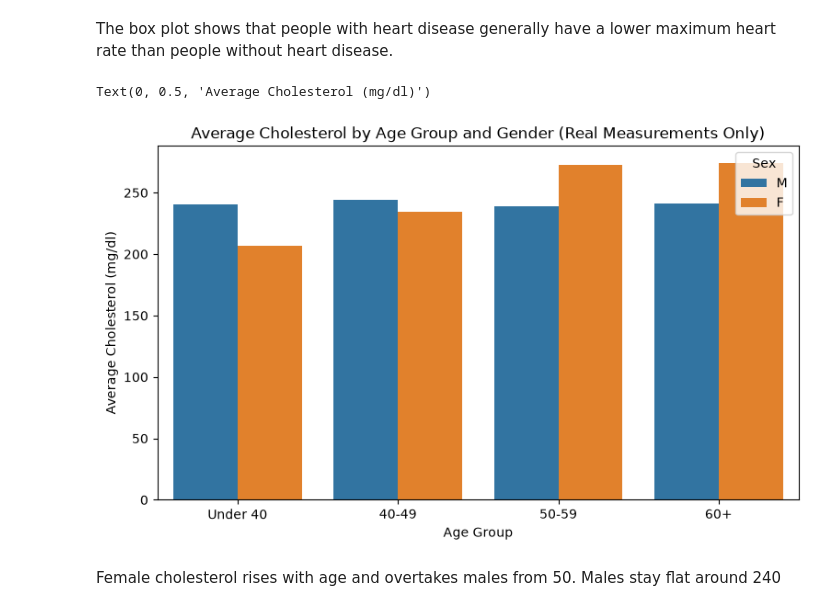
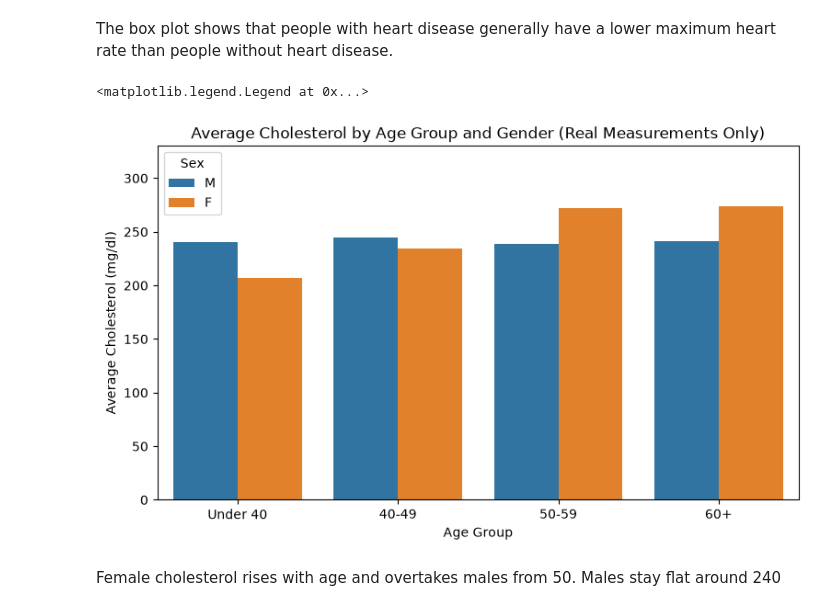
Before and after one commit to TuhinShaikh/Heart-Disease-Visualisation, a Jupyter notebook: Heart_Disease_Analysis.ipynb, the cells around one changed output. Saved outputs shown, nothing was run; the diff lists cells and outputs as text; code cells hidden in the pictures.

```diff
--- a/Heart_Disease_Analysis.ipynb
+++ b/Heart_Disease_Analysis.ipynb
@@ -500,15 +510,17 @@ Text(0, 0.5, 'Maximum Heart Rate (bpm)')
 # %% [markdown]
 The box plot shows that people with heart disease generally have a lower maximum heart rate than people without heart disease.
 # %%
-plt.figure(figsize=(9, 5)) #Cholesterol by age group and gender
+plt.figure(figsize=(9, 5))  # Cholesterol by age group and gender
 sns.barplot(data=real_chol, x="AgeGroup", y="Cholesterol", hue="Sex",
             order=["Under 40", "40-49", "50-59", "60+"], errorbar=None)
 plt.title("Average Cholesterol by Age Group and Gender (Real Measurements Only)")
 plt.xlabel("Age Group")
 plt.ylabel("Average Cholesterol (mg/dl)")
+plt.ylim(0, 330)
+plt.legend(title="Sex", loc="upper left")
 # %% [output]
-Text(0, 0.5, 'Average Cholesterol (mg/dl)')
+<matplotlib.legend.Legend at 0x...>
-[figure, old version]
+[figure, new version]
 # %% [markdown]
 Female cholesterol rises with age and overtakes males from 50. Males stay flat around 240
 # %%
```
Also changed, not shown: parts of 12 cells of this notebook.
